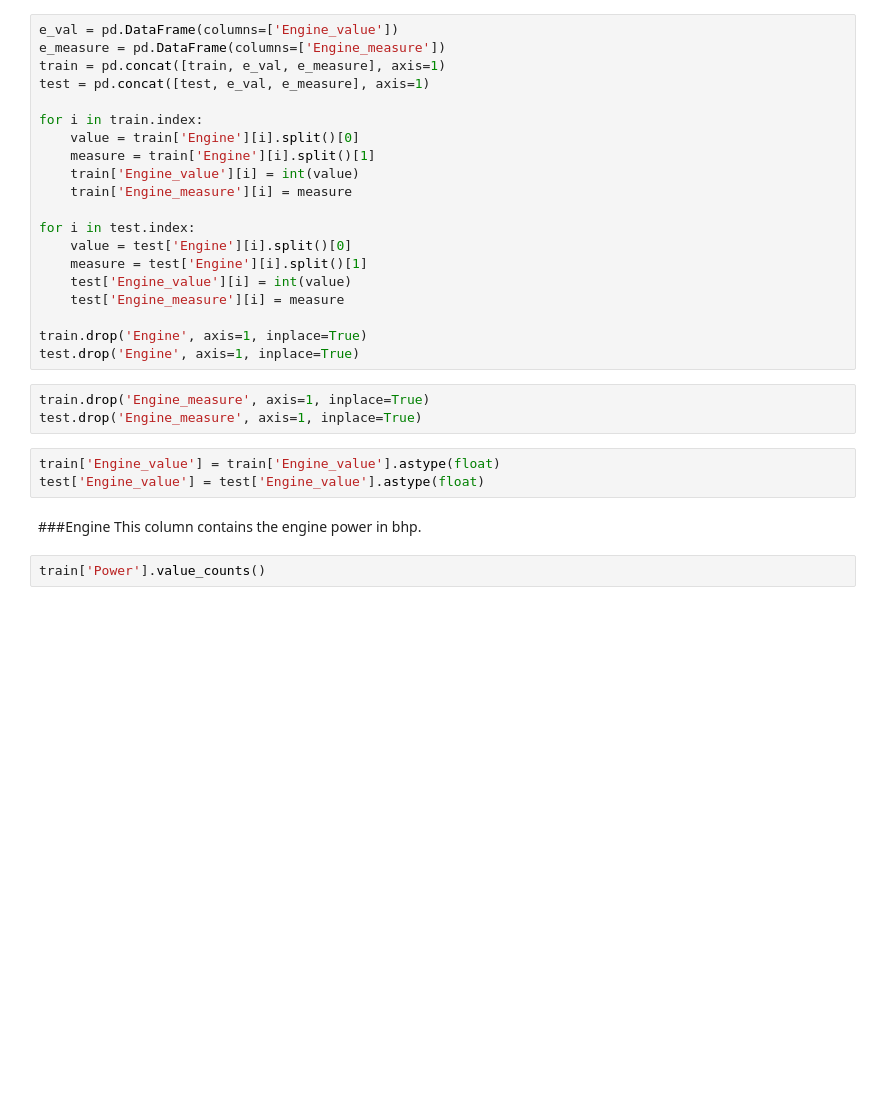
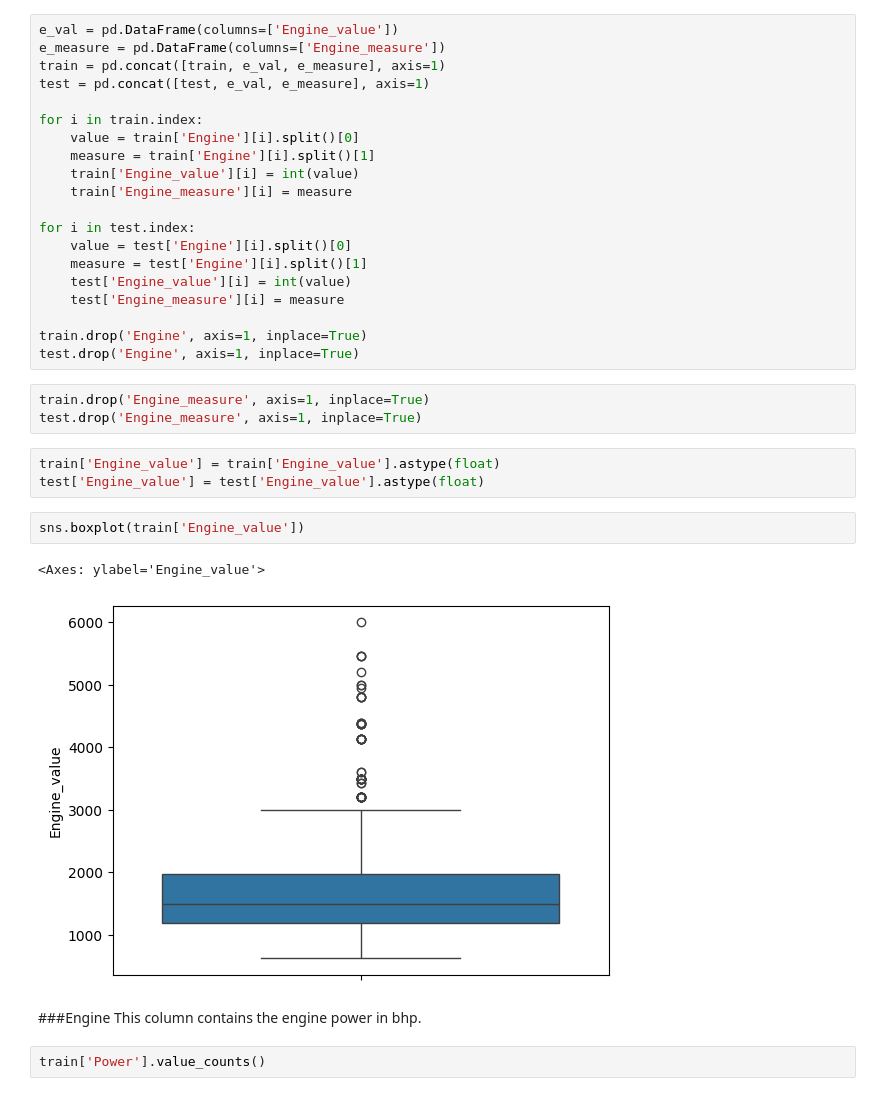
Before and after one commit to kevin-joseph08/UsedCarPriceEDA, a Jupyter notebook: Capstone_EDA.ipynb, the cells around one changed output. Saved outputs shown, nothing was run; the diff lists cells and outputs as text; blank space fills up the shorter version.

```diff
--- a/Capstone_EDA.ipynb
+++ b/Capstone_EDA.ipynb
@@ -423,6 +408,11 @@ test.drop('Engine_measure', axis=1, inplace=True)
 # %%
 train['Engine_value'] = train['Engine_value'].astype(float)
 test['Engine_value'] = test['Engine_value'].astype(float)
+# %%
+sns.boxplot(train['Engine_value'])
+# %% [output]
+<Axes: ylabel='Engine_value'>
+[figure, added]
 # %% [markdown]
 ###Engine
 This column contains the engine power in bhp.
```
Also changed, not shown: parts of 5 cells of this notebook.
